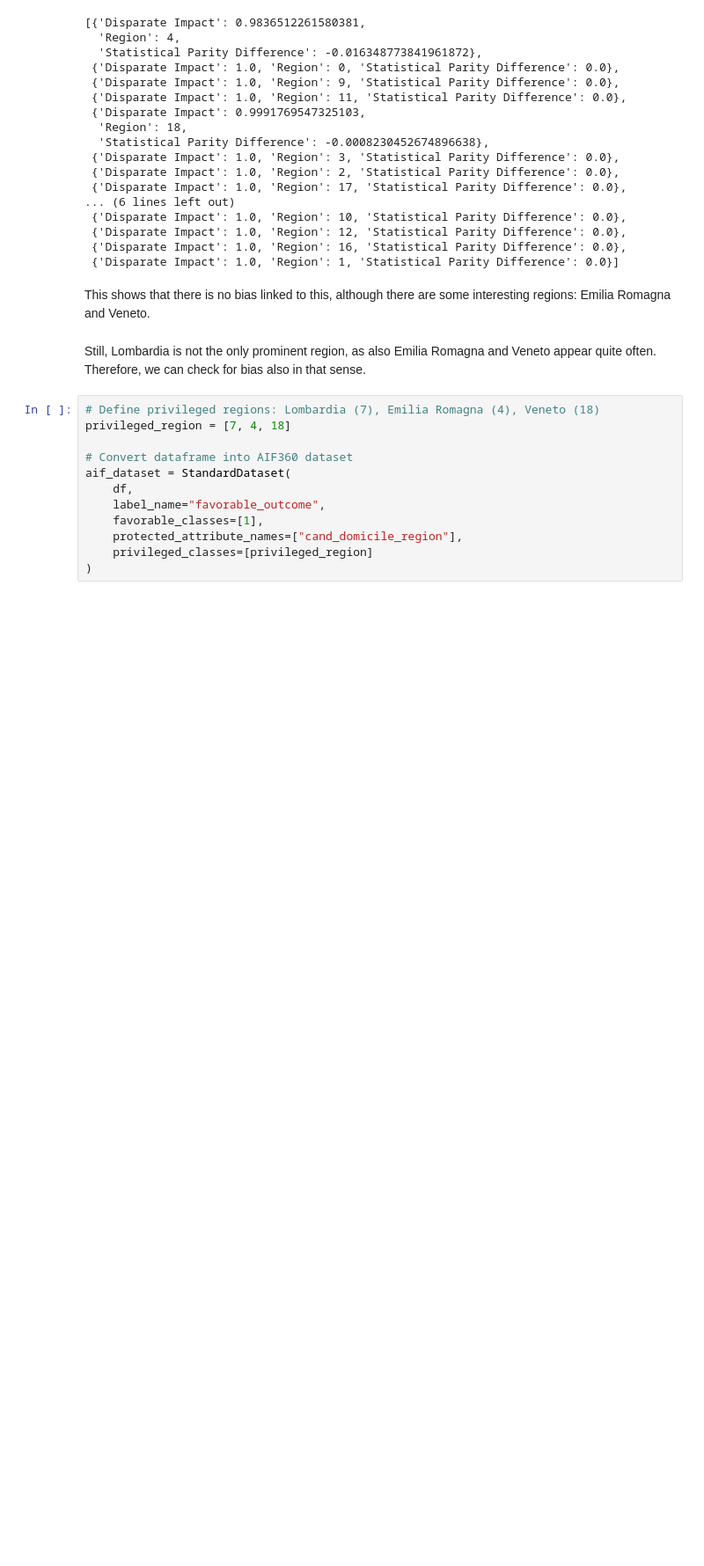
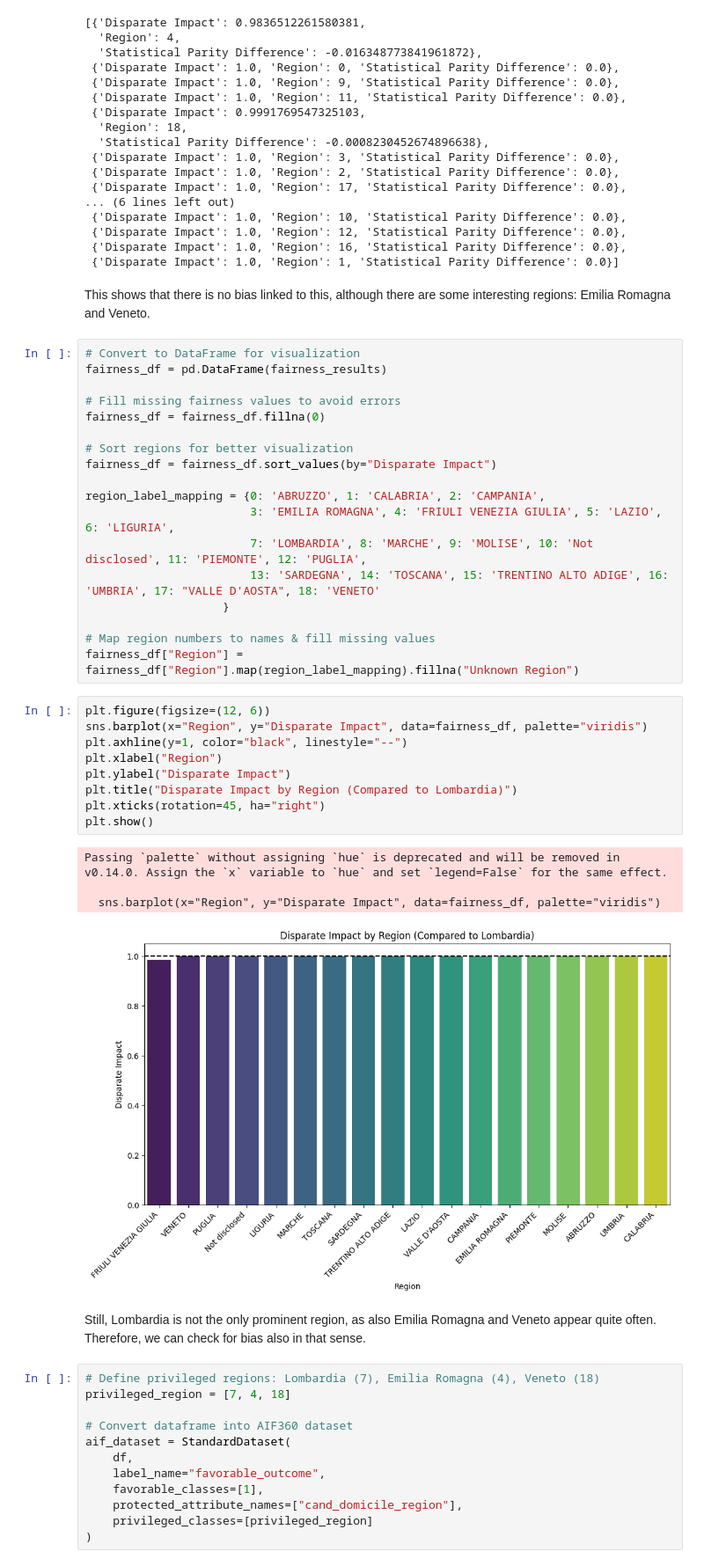
Before and after one commit to adiiulio/AiInIndustry_2025, a Jupyter notebook: fariness.ipynb, the cells around one changed output. Shown at 88% size. Saved outputs shown, nothing was run; the diff lists cells and outputs as text; blank space fills up the shorter version.

```diff
--- a/fariness.ipynb
+++ b/fariness.ipynb
@@ -1204,6 +1206,38 @@ pprint.pprint(fairness_results)
  {'Disparate Impact': 1.0, 'Region': 1, 'Statistical Parity Difference': 0.0}]
 # %% [markdown]
 This shows that there is no bias linked to this, although there are some interesting regions: Emilia Romagna and Veneto.
+# %%
+# Convert to DataFrame for visualization
+fairness_df = pd.DataFrame(fairness_results)
+
+# Fill missing fairness values to avoid errors
+fairness_df = fairness_df.fillna(0)
+
+# Sort regions for better visualization
+fairness_df = fairness_df.sort_values(by="Disparate Impact")
+
+region_label_mapping = {0: 'ABRUZZO', 1: 'CALABRIA', 2: 'CAMPANIA',
+                        3: 'EMILIA ROMAGNA', 4: 'FRIULI VENEZIA GIULIA', 5: 'LAZIO', 6: 'LIGURIA',
+                        7: 'LOMBARDIA', 8: 'MARCHE', 9: 'MOLISE', 10: 'Not disclosed', 11: 'PIEMONTE', 12: 'PUGLIA',
+                        13: 'SARDEGNA', 14: 'TOSCANA', 15: 'TRENTINO ALTO ADIGE', 16: 'UMBRIA', 17: "VALLE D'AOSTA", 18: 'VENETO'
+                    }
+
+# Map region numbers to names & fill missing values
+fairness_df["Region"] = fairness_df["Region"].map(region_label_mapping).fillna("Unknown Region")
+# %%
+plt.figure(figsize=(12, 6))
+sns.barplot(x="Region", y="Disparate Impact", data=fairness_df, palette="viridis")
+plt.axhline(y=1, color="black", linestyle="--")
+plt.xlabel("Region")
+plt.ylabel("Disparate Impact")
+plt.title("Disparate Impact by Region (Compared to Lombardia)")
+plt.xticks(rotation=45, ha="right")
+plt.show()
+# %% [output]
+Passing `palette` without assigning `hue` is deprecated and will be removed in v0.14.0. Assign the `x` variable to `hue` and set `legend=False` for the same effect.
+
+  sns.barplot(x="Region", y="Disparate Impact", data=fairness_df, palette="viridis")
+[figure, added]
 # %% [markdown]
 Still, Lombardia is not the only prominent region, as also Emilia Romagna and Veneto appear quite often. Therefore, we can check for bias also in that sense.
 # %%
```
Also changed, not shown: parts of 56 cells of this notebook.
